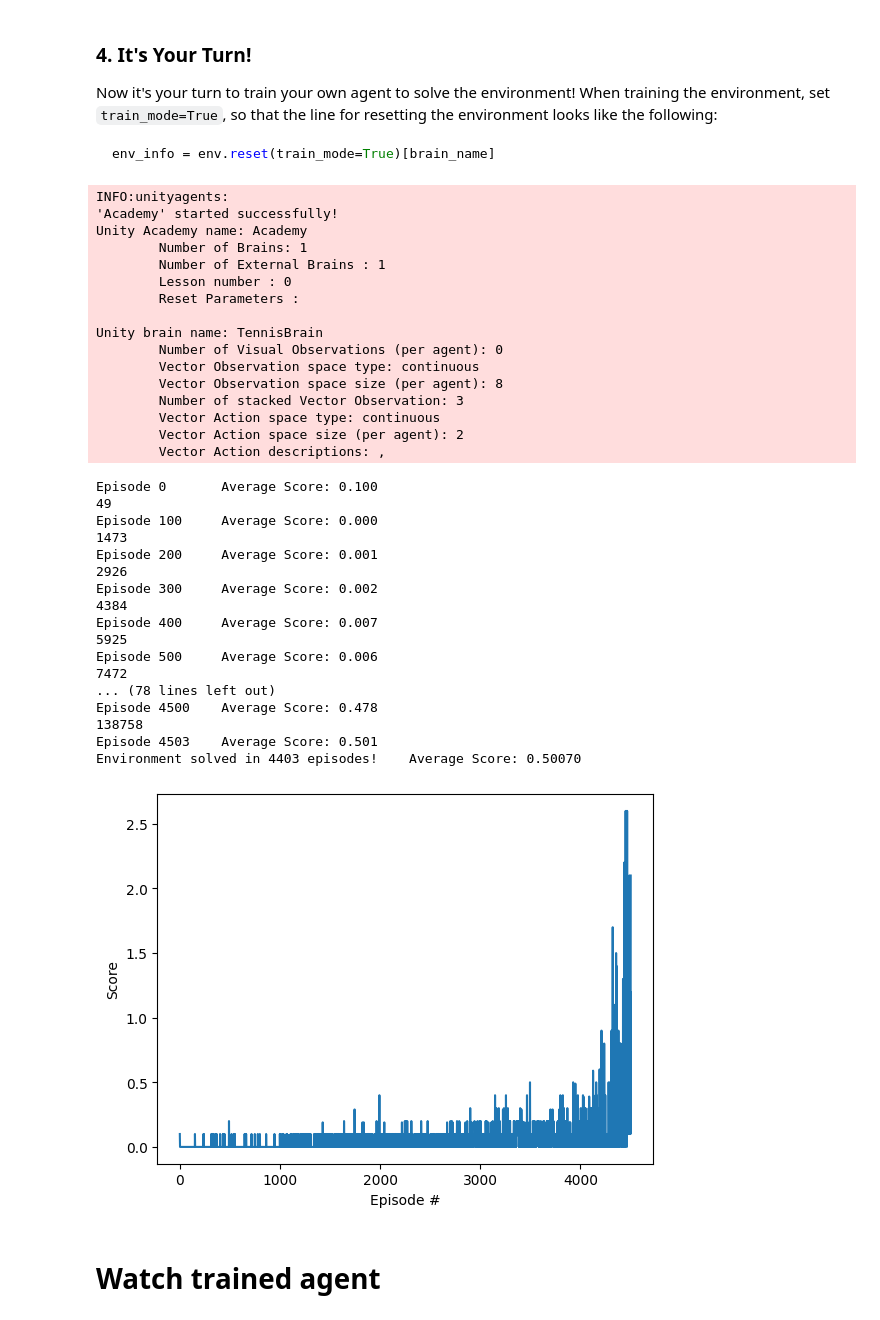
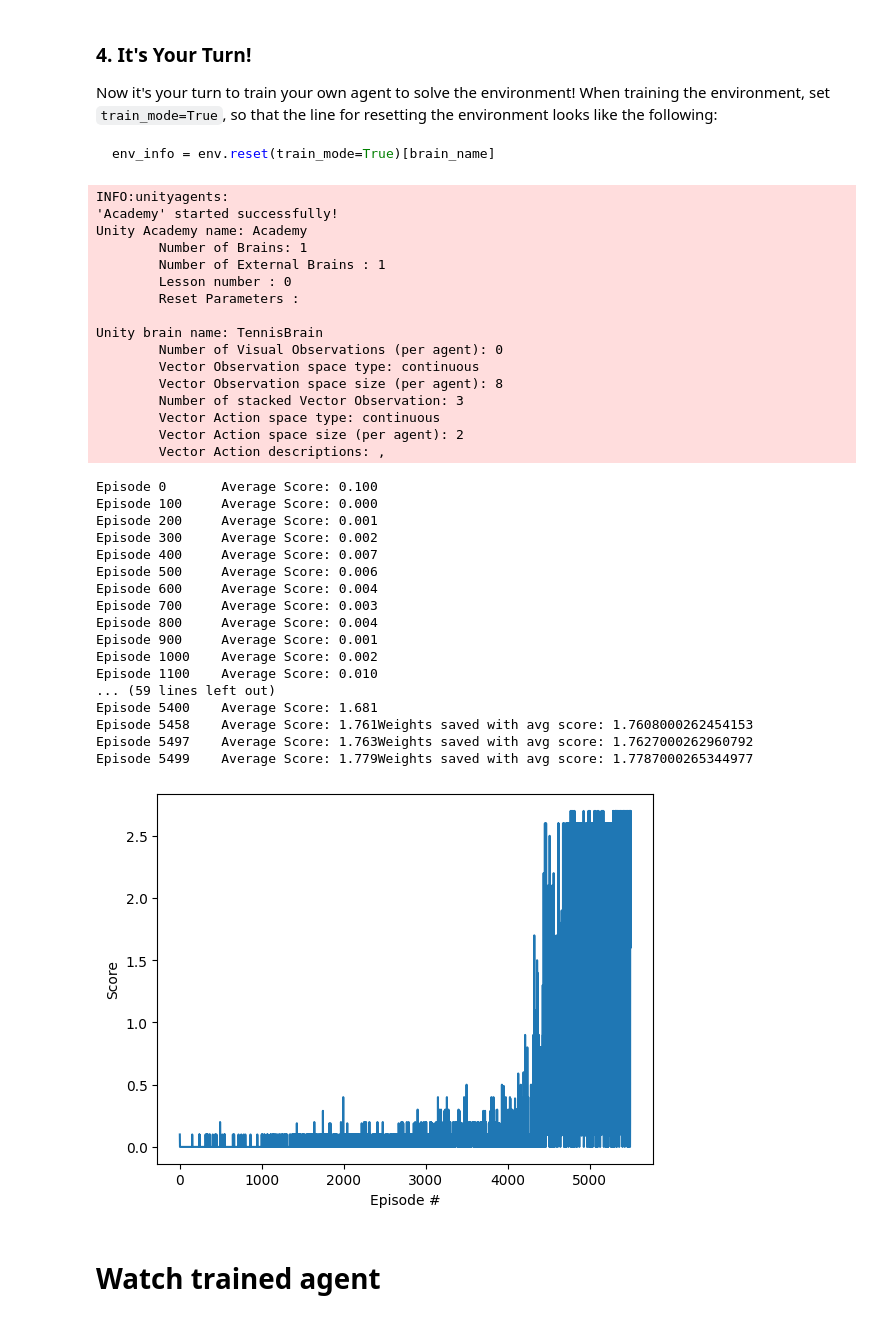
Before and after one commit to stanislawraczk/drlnd-project3-competition, a Jupyter notebook: Tennis.ipynb, the cells around one changed output. Cells and saved outputs as stored; diff of their text form; code cells hidden in the pictures.

Commit message:
Best model

```diff
--- a/Tennis.ipynb
+++ b/Tennis.ipynb
@@ -159,10 +159,12 @@ env_info = env.reset(train_mode=True)[brain_name]
 num_agents = len(env_info.agents)
 
 
-def maddpg(n_episodes=10000):
+def maddpg(n_episodes=5500):
     scores = []
     scores_window = deque(maxlen=100)
+    not_solved = True
 
+    max_average_score = 1.6
 
     for i_episode in range(n_episodes):
         env_info = env.reset(train_mode=True)[brain_name]
@@ -187,15 +189,24 @@ def maddpg(n_episodes=10000):
         print('\rEpisode {}\tAverage Score: {:.3f}'.format(i_episode, np.mean(scores_window)), end="")
         if i_episode % 100 == 0:
             print('\rEpisode {}\tAverage Score: {:.3f}'.format(i_episode, np.mean(scores_window)))
-            print(agent.t_step)
-        if np.mean(scores_window)>0.5:
+
+        if np.mean(scores_window) > max_average_score:
+            max_average_score = np.mean(scores_window)
+            for idx, a in enumerate(agent.agents):
+                torch.save(a.actor.state_dict(), f'checkpoint_actor{idx}_model.pth')
+                torch.save(a.critic.state_dict(), f'checkpoint_critic{idx}_model.pth')
+                torch.save(a.target_actor.state_dict(), f'checkpoint_actor_target{idx}_model.pth')
+                torch.save(a.target_critic.state_dict(), f'checkpoint_critic_target{idx}_model.pth')
+            print(f'Weights saved with avg score: {max_average_score}')
+
+        if np.mean(scores_window)>.5 and not_solved:
+            not_solved = False
             print('\nEnvironment solved in {:d} episodes!\tAverage Score: {:.5f}'.format(i_episode-100, np.mean(scores_window)))
             for idx, a in enumerate(agent.agents):
                 torch.save(a.actor.state_dict(), f'final_actor{idx}_model.pth')
                 torch.save(a.critic.state_dict(), f'final_critic{idx}_model.pth')
                 torch.save(a.target_actor.state_dict(), f'final_actor_target{idx}_model.pth')
                 torch.save(a.target_critic.state_dict(), f'final_critic_target{idx}_model.pth')
-            break
 
     return scores
 
@@ -205,45 +216,45 @@ fig = plt.figure()
 ax = fig.add_subplot(111)
 plt.plot(np.arange(len(scores)), scores)
 plt.ylabel('Score')
 plt.xlabel('Episode #')
 plt.show()
 
 env.close()
 # %% [output]
 INFO:unityagents:
 'Academy' started successfully!
 Unity Academy name: Academy
         Number of Brains: 1
         Number of External Brains : 1
         Lesson number : 0
         Reset Parameters :
 
 Unity brain name: TennisBrain
         Number of Visual Observations (per agent): 0
         Vector Observation space type: continuous
         Vector Observation space size (per agent): 8
         Number of stacked Vector Observation: 3
         Vector Action space type: continuous
         Vector Action space size (per agent): 2
         Vector Action descriptions: ,
 Episode 0       Average Score: 0.100
-49
 Episode 100     Average Score: 0.000
-1473
 Episode 200     Average Score: 0.001
-2926
 Episode 300     Average Score: 0.002
-4384
 Episode 400     Average Score: 0.007
-5925
 Episode 500     Average Score: 0.006
-7472
-... (78 lines left out)
-Episode 4500    Average Score: 0.478
-138758
-Episode 4503    Average Score: 0.501
-Environment solved in 4403 episodes!    Average Score: 0.50070
+Episode 600     Average Score: 0.004
+Episode 700     Average Score: 0.003
+Episode 800     Average Score: 0.004
+Episode 900     Average Score: 0.001
+Episode 1000    Average Score: 0.002
+Episode 1100    Average Score: 0.010
+... (59 lines left out)
+Episode 5400    Average Score: 1.681
+Episode 5458    Average Score: 1.761Weights saved with avg score: 1.7608000262454153
+Episode 5497    Average Score: 1.763Weights saved with avg score: 1.7627000262960792
+Episode 5499    Average Score: 1.779Weights saved with avg score: 1.7787000265344977
-[figure, old version]
+[figure, new version]
 # %% [markdown]
 # Watch trained agent
 # %%
```
Also changed, not shown: parts of 3 cells of this notebook, 9 other files.
